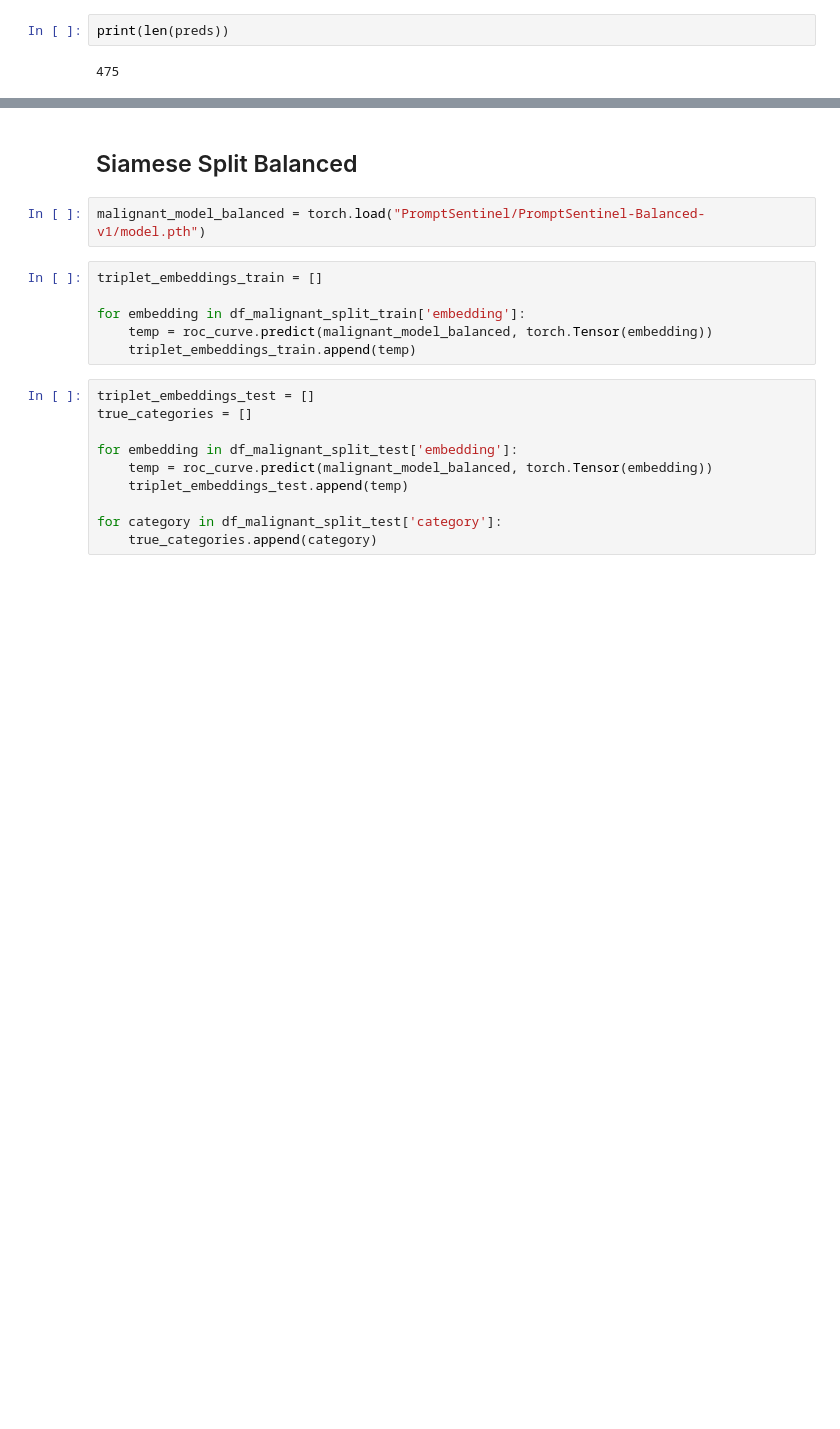
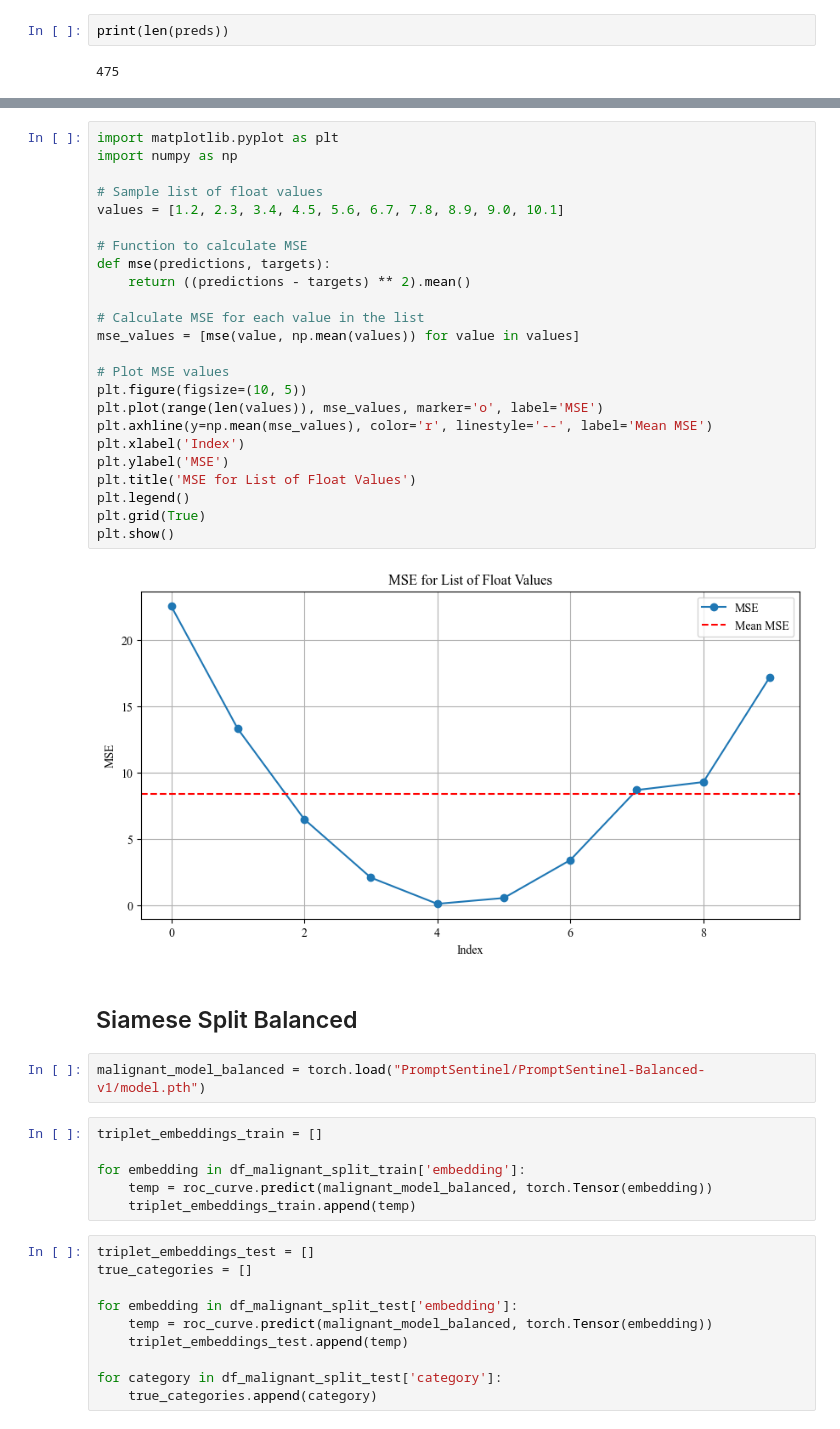
Before and after one commit to llm-security-research/malicious-prompts, a Jupyter notebook: siamese_evaluation.ipynb, the cells around one changed output, grey strips where cells are left out. Saved outputs shown, nothing was run; the diff lists cells and outputs as text; blank space fills up the shorter version.

```diff
--- a/siamese_evaluation.ipynb
+++ b/siamese_evaluation.ipynb
@@ -561,3 +591,29 @@ accuracy &                                 &            & 0.9937 & 475 \\
+# %%
+import matplotlib.pyplot as plt
+import numpy as np
+
+# Sample list of float values
+values = [1.2, 2.3, 3.4, 4.5, 5.6, 6.7, 7.8, 8.9, 9.0, 10.1]
+
+# Function to calculate MSE
+def mse(predictions, targets):
+    return ((predictions - targets) ** 2).mean()
+
+# Calculate MSE for each value in the list
+mse_values = [mse(value, np.mean(values)) for value in values]
+
+# Plot MSE values
+plt.figure(figsize=(10, 5))
+plt.plot(range(len(values)), mse_values, marker='o', label='MSE')
+plt.axhline(y=np.mean(mse_values), color='r', linestyle='--', label='Mean MSE')
+plt.xlabel('Index')
+plt.ylabel('MSE')
+plt.title('MSE for List of Float Values')
+plt.legend()
+plt.grid(True)
+plt.show()
+# %% [output]
+[figure, added]
 # %% [markdown]
 ## Siamese Split Balanced
 # %%
```
Also changed, not shown: parts of 9 cells of this notebook.
